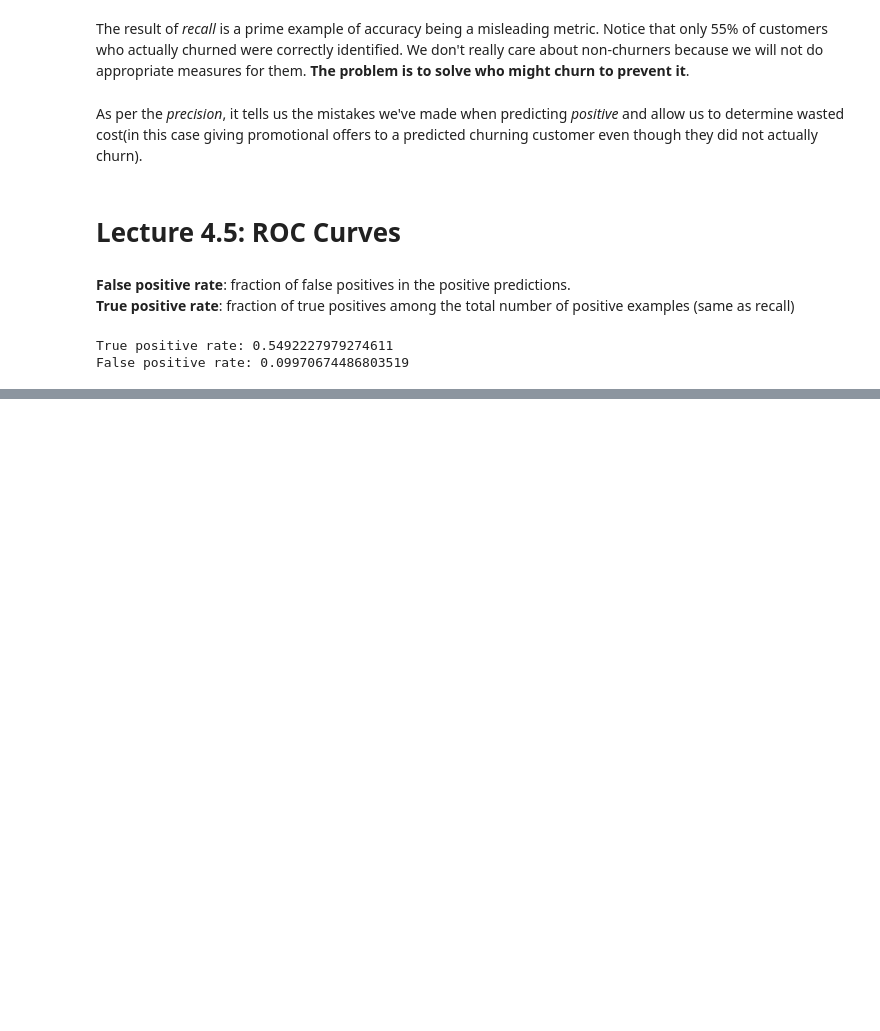
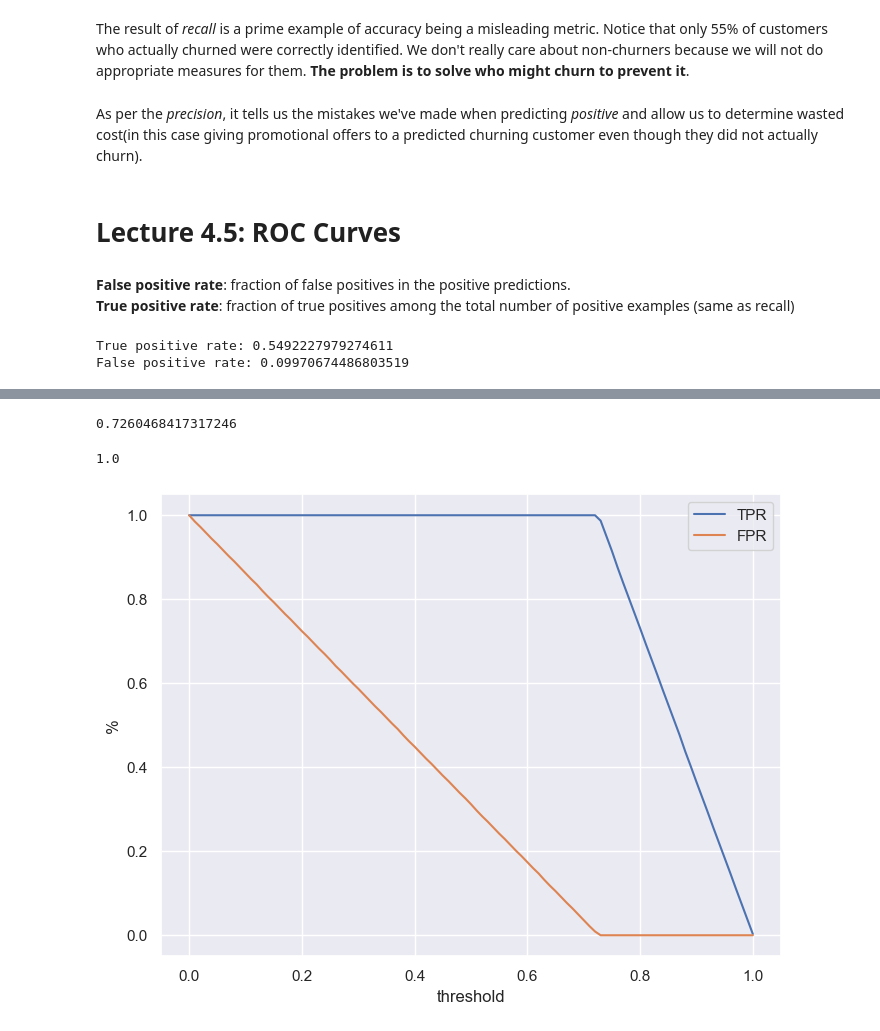
Before and after one commit to kabsmeiou/ml-zoomcamp, a Jupyter notebook: Jupyter Notebook/Lecture 4/Evaluation.ipynb, the cells around one changed output, grey strips where cells are left out. Cells and saved outputs as stored; diff of their text form; code cells hidden in the pictures; blank space fills up the shorter version.

```diff
--- a/Jupyter Notebook/Lecture 4/Evaluation.ipynb
+++ b/Jupyter Notebook/Lecture 4/Evaluation.ipynb
@@ -453,0 +483,30 @@ plt.show()
+# %%
+# get number of 0s and ones
+counter = Counter(df_pred.actual_val.sort_values().values)
+
+# an array of 0s and 1s
+y_ideal = np.repeat([0, 1], [counter[0], counter[1]])
+
+# extract percentage (the threshold)
+counter[0] / len(val_y)
+# %% [output]
+0.7260468417317246
+# %%
+# create evenly spaced array of length len(val_y)
+y_ideal_predictions = np.linspace(0, 1, len(val_y))
+# %%
+# set the ideal threshold we got
+((y_ideal_predictions >= _) == y_ideal).mean()
+# %% [output]
+1.0
+# %%
+ideal_score = find_tpr_and_fpr(y_ideal, y_ideal_predictions)
+plt.figure(figsize=(8,6))
+plt.plot(ideal_score.threshold, ideal_score.tpr, label='TPR')
+plt.plot(ideal_score.threshold, ideal_score.fpr, label='FPR')
+plt.xlabel("threshold")
+plt.ylabel("%")
+plt.legend()
+plt.show()
+# %% [output]
+[figure, added]
```
Also changed, not shown: parts of 16 cells of this notebook.
